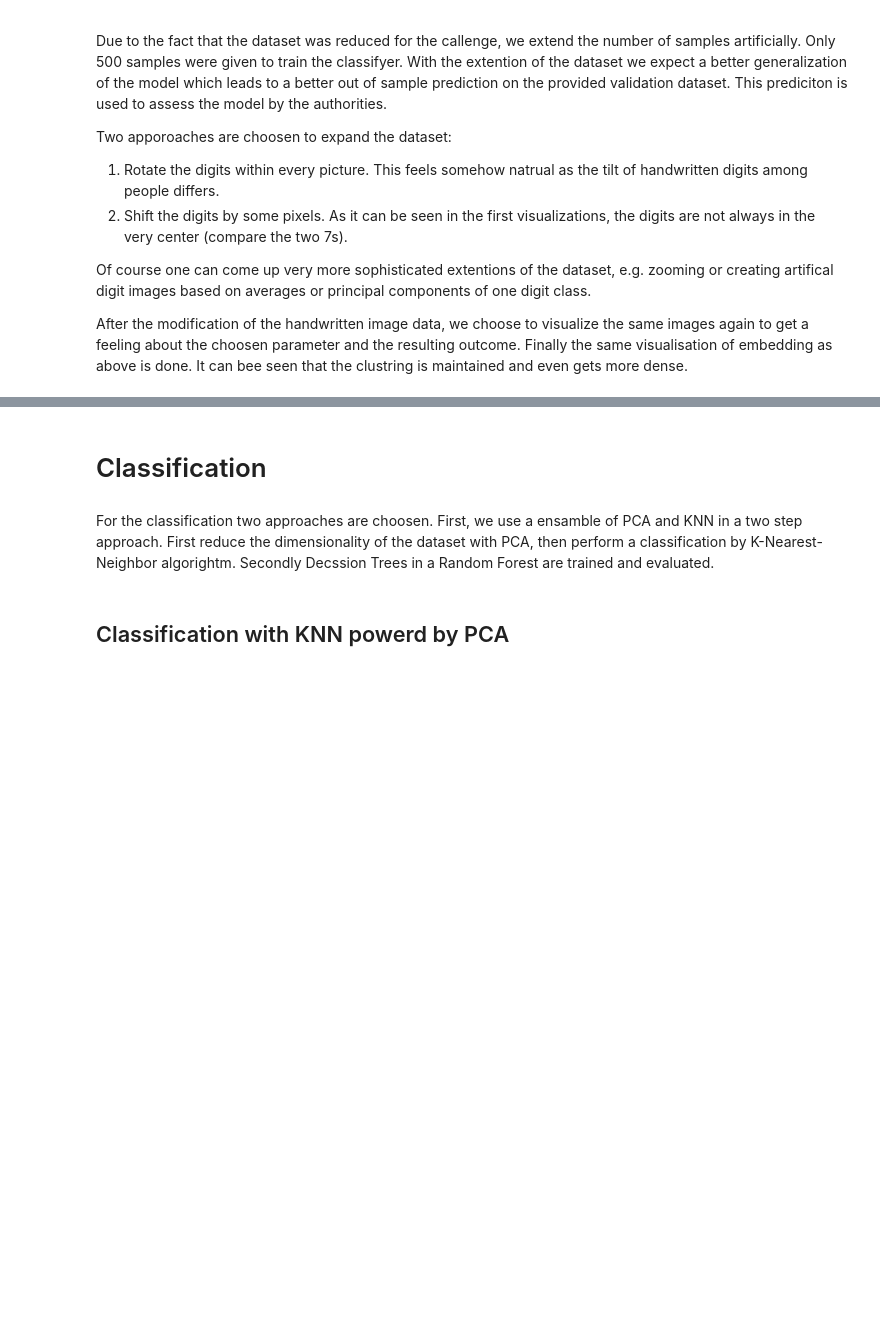
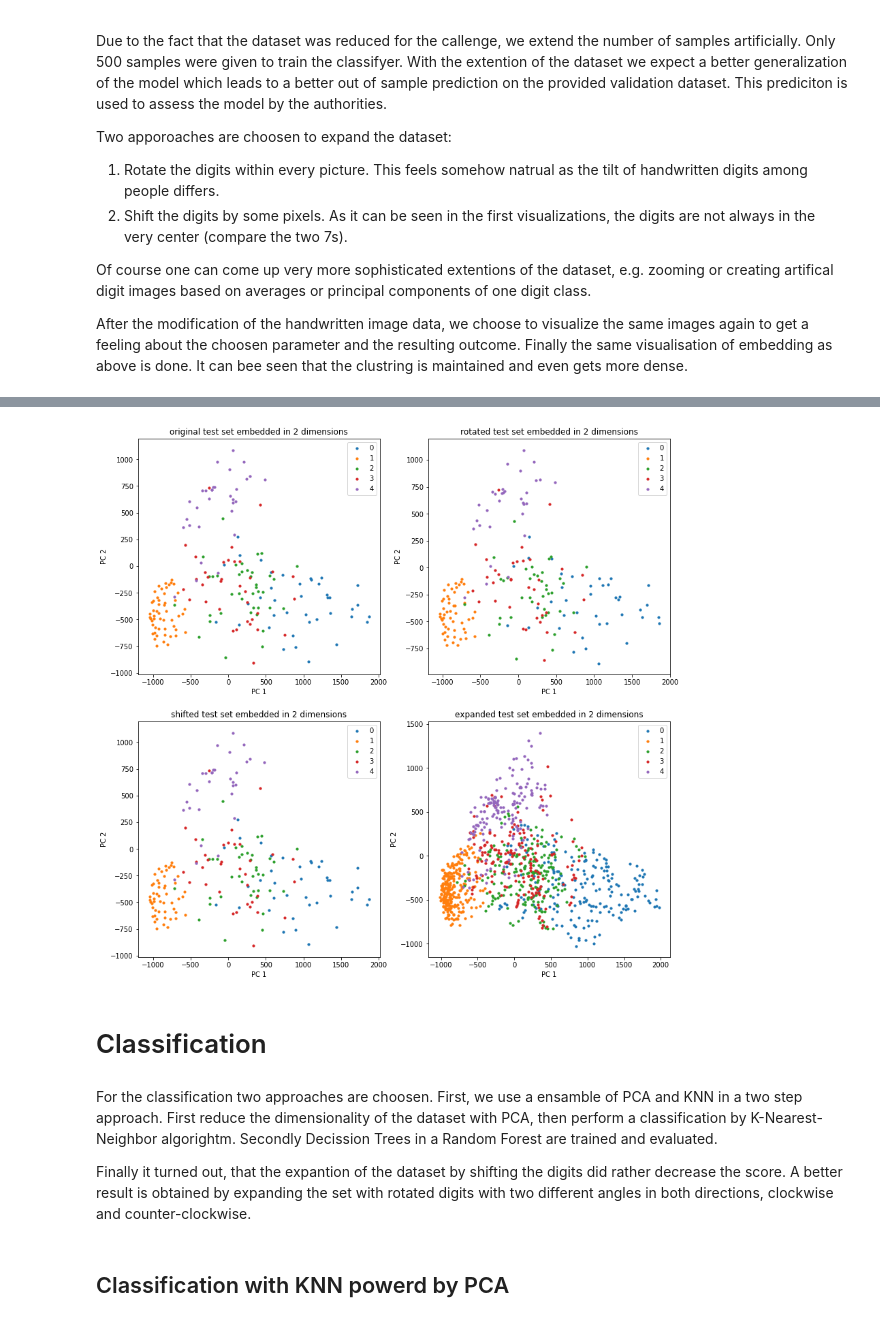
Before and after one commit to peedeeX21/grand-classification-challenge, a Jupyter notebook: source/sheet-gcc.ipynb, the cells around one changed output, grey strips where cells are left out. Saved outputs shown, nothing was run; the diff lists cells and outputs as text; code cells hidden in the pictures; blank space fills up the shorter version.

```diff
--- a/source/sheet-gcc.ipynb
+++ b/source/sheet-gcc.ipynb
@@ -82,6 +85,13 @@ _, X_validation_raw = svmutil.svm_read_problem('../data/digits/digit_test')
 X = convert_to_ndarray(X_raw)
 X = invert_pixels(X)
 y = np.asarray(y_raw).astype(int)
+
+X_test = X[:100,:]
+X = X[100:,:]
+
+y_test = y[:100]
+y = y[100:]
+
 X_validation = convert_to_ndarray(X_validation_raw)
 X_validation = invert_pixels(X_validation)
 # %% [markdown]
@@ -199,10 +215,15 @@ def binary_digits(X_in):
         X_out[i, :] = x_i_rotated.reshape(1, 28*28)
     return X_out
 # %%
-X_rot_p = rotate_digits(X, 10)
-X_rot_n = rotate_digits(X, -10)
+X_rot_p = rotate_digits(X, 8)
+X_rot_n = rotate_digits(X, -8)
+X_rot_p1 = rotate_digits(X, 12)
+X_rot_n1 = rotate_digits(X, -12)
+
 X_shift_r = shift_digits(X, 2, 0)
 X_shift_l = shift_digits(X, -2, 0)
+X_shift_u = shift_digits(X, 0, 2)
+X_shift_d = shift_digits(X, 0, -2)
 # %%
 # visualize the modified dataset to get an idea what happend
 plot_examples(X_rot_p, y, 'Dataset with rotated digits (+10deg)')
@@ -210,30 +234,34 @@ plot_examples(X_shift_r, y, 'Dataset with shifted digits (2px)')
 # %%
-X_exp = np.vstack((X_rot_n, X_rot_p, X_shift_l, X_shift_r, X))
+X_exp = np.vstack((X_rot_n, X_rot_p, X_rot_n1, X_rot_p1, X))
 y_exp = np.tile(y, 5)
 
 plot_list = [(X, y, 'original test set embedded in 2 dimensions'),
             (X_rot_p, y, 'rotated test set embedded in 2 dimensions'),
             (X_shift_r, y, 'shifted test set embedded in 2 dimensions'),
             (X_exp, y_exp, 'expanded test set embedded in 2 dimensions')]
 n_digits = 5
 
 fig = plt.figure(figsize=(14, 14))
 
 for i, (X_tmp, y_tmp, title) in enumerate(plot_list):
     pca = PCA(n_components=2)
     pca.fit(X_tmp)
     X_embedded = pca.transform(X_tmp)
     ax = fig.add_subplot(2,2,i+1)
     for d in range(n_digits):
         ax.scatter(X_embedded[y_tmp==d,0], X_embedded[y_tmp==d,1], s=10, label=d)
     ax.set_xlabel('PC 1')
     ax.set_ylabel('PC 2')
     ax.set_title(title)
     ax.legend()
+# %% [output]
+[figure, added]
 # %% [markdown]
 # Classification
 # %% [markdown]
-For the classification two approaches are choosen. First, we use a ensamble of PCA and KNN in a two step approach. First reduce the dimensionality of the dataset with PCA, then perform a classification by K-Nearest-Neighbor algorightm. Secondly Decssion Trees in a Random Forest are trained and evaluated.
+For the classification two approaches are choosen. First, we use a ensamble of PCA and KNN in a two step approach. First reduce the dimensionality of the dataset with PCA, then perform a classification by K-Nearest-Neighbor algorightm. Secondly Decission Trees in a Random Forest are trained and evaluated.
+
+Finally it turned out, that the expantion of the dataset by shifting the digits did rather decrease the score. A better result is obtained by expanding the set with rotated digits with two different angles in both directions, clockwise and counter-clockwise.
 # %%
 # helper functions
 def crossvalidation(clf, X, y, n_folds=8):
```
Also changed, not shown: parts of 15 cells of this notebook, 1 other file.
